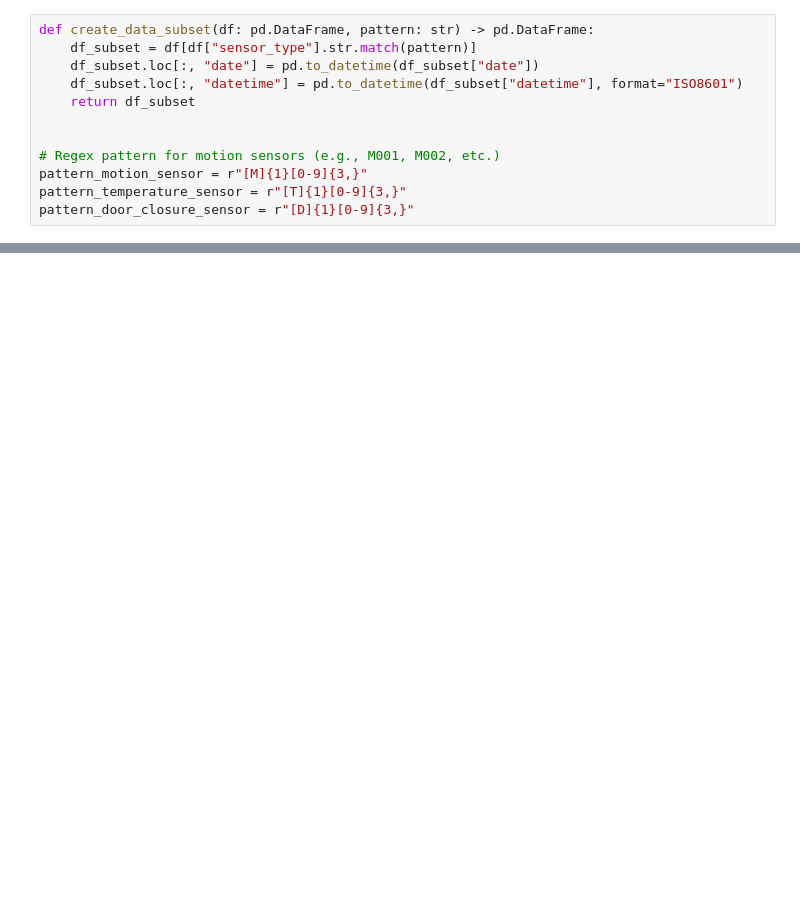
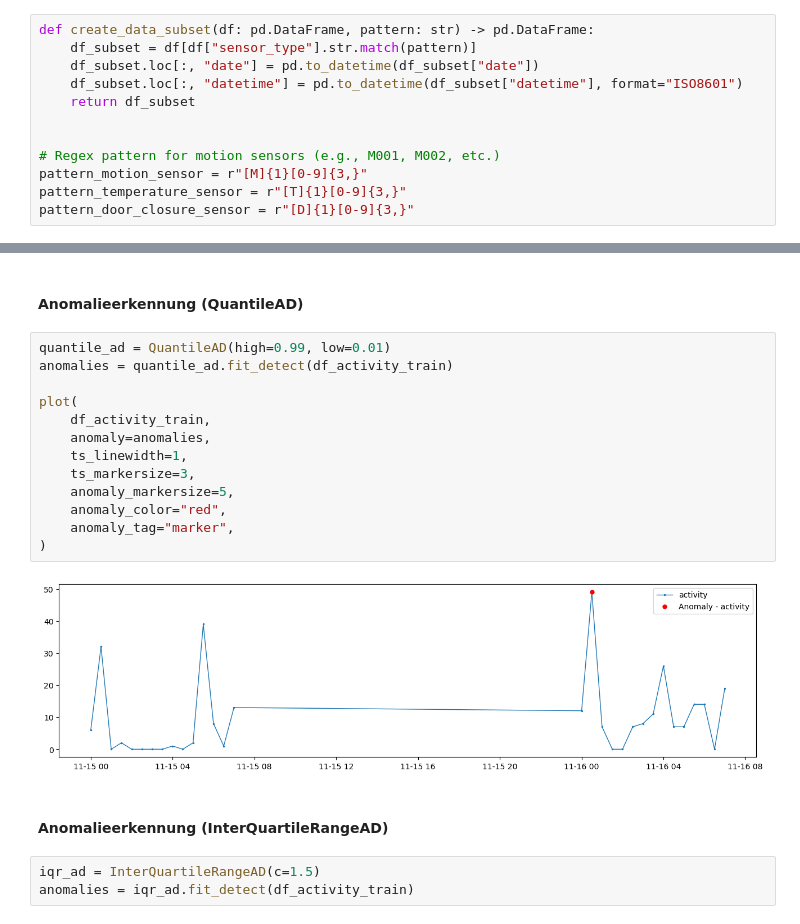
Before and after one commit to ddening/ambient-assisted-living, a Jupyter notebook: src/aruba_anomaly_detection.ipynb, the cells around one changed output, grey strips where cells are left out. Drawn from its saved outputs; the diff is of its cells as text; blank space fills up the shorter version.

```diff
--- a/src/aruba_anomaly_detection.ipynb
+++ b/src/aruba_anomaly_detection.ipynb
@@ -87,0 +312,22 @@ array([<Axes: >, <Axes: >], dtype=object)
+# %% [markdown]
+#### Anomalieerkennung (QuantileAD)
+# %%
+quantile_ad = QuantileAD(high=0.99, low=0.01)
+anomalies = quantile_ad.fit_detect(df_activity_train)
+
+plot(
+    df_activity_train,
+    anomaly=anomalies,
+    ts_linewidth=1,
+    ts_markersize=3,
+    anomaly_markersize=5,
+    anomaly_color="red",
+    anomaly_tag="marker",
+)
+# %% [output]
+[figure, added]
+# %% [markdown]
+#### Anomalieerkennung (InterQuartileRangeAD)
+# %%
+iqr_ad = InterQuartileRangeAD(c=1.5)
+anomalies = iqr_ad.fit_detect(df_activity_train)
```
Also changed, not shown: parts of 19 cells of this notebook.
